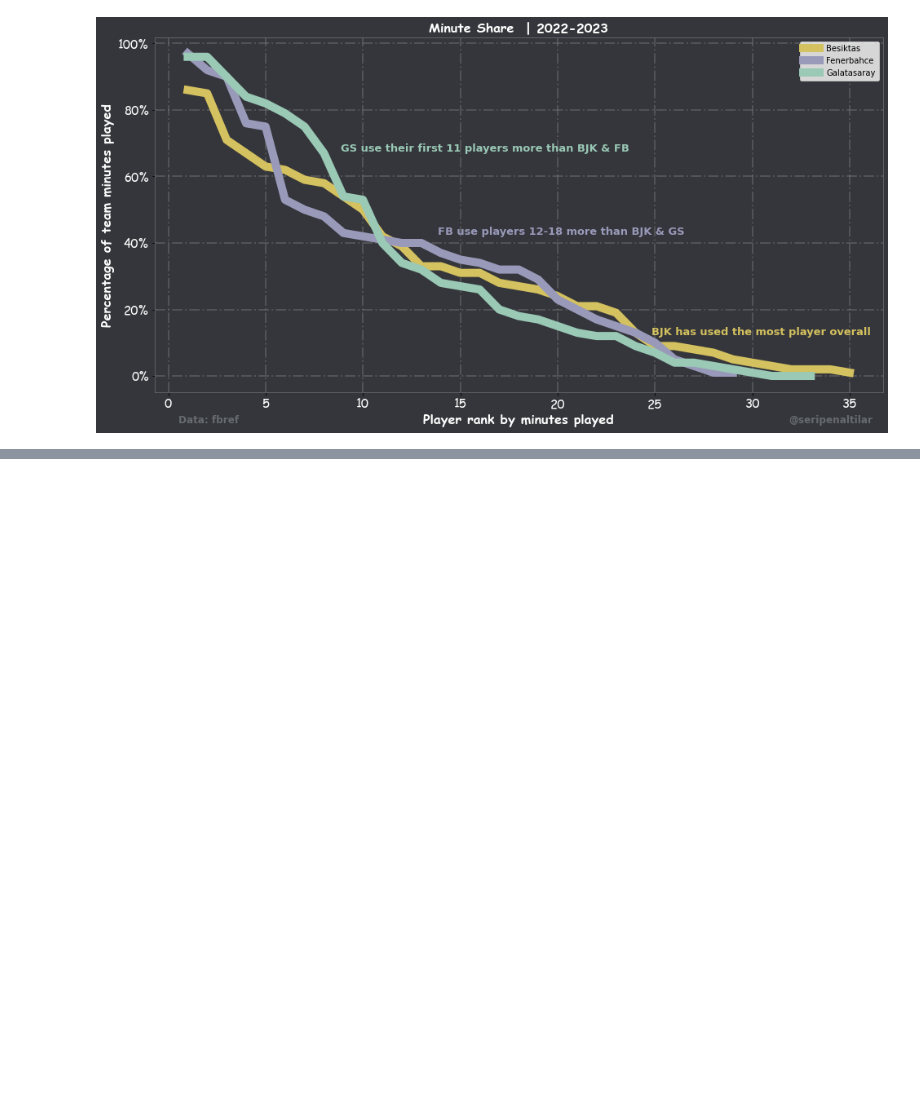
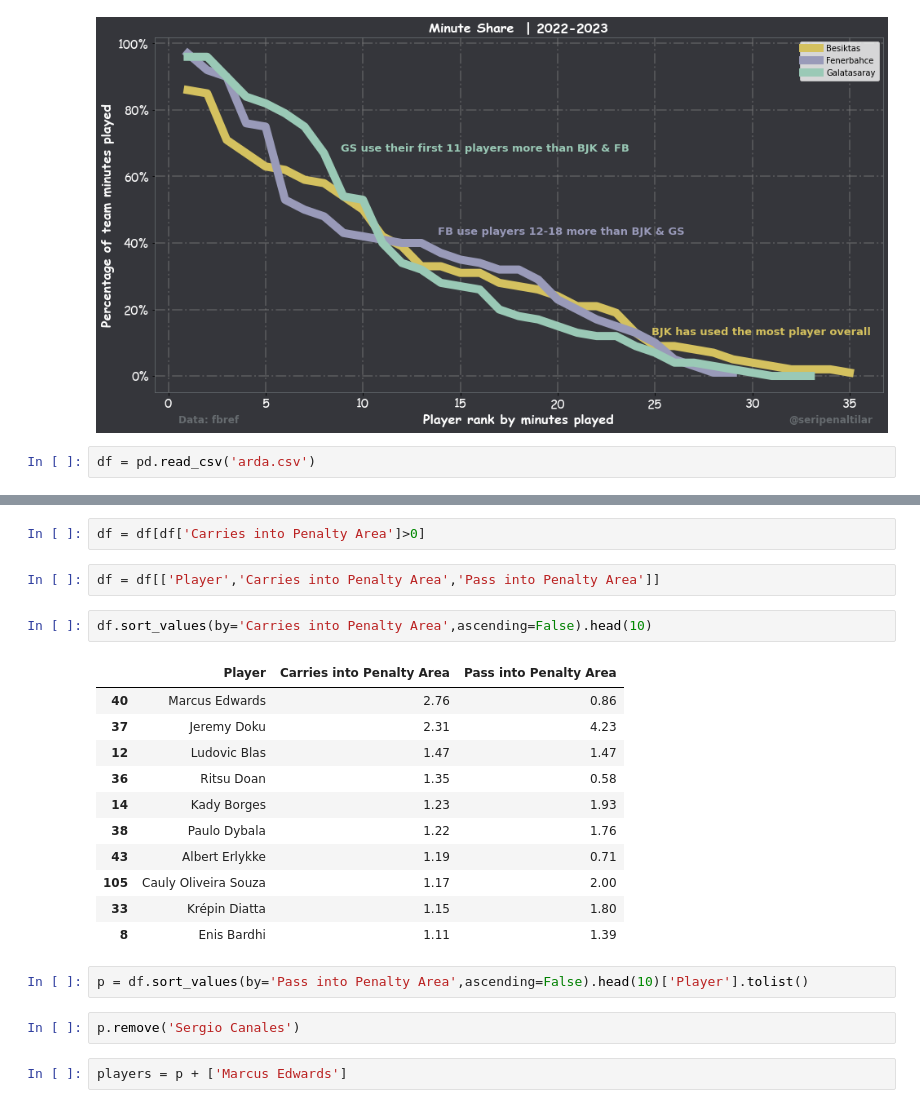
Before and after one commit to cabulut/totalfootball, a Jupyter notebook: Besiktas xG vs Goal flow chart.ipynb, the cells around one changed output, grey strips where cells are left out. Saved outputs shown, nothing was run; the diff lists cells and outputs as text; blank space fills up the shorter version.

```diff
--- a/Besiktas xG vs Goal flow chart.ipynb
+++ b/Besiktas xG vs Goal flow chart.ipynb
@@ -2526,3 +2526,5 @@ plt.legend()
 plt.show()
 # %% [output]
 [figure]
+# %%
+df = pd.read_csv('arda.csv')
@@ -2528,0 +2541,24 @@ plt.show()
+# %%
+df = df[df['Carries into Penalty Area']>0]
+# %%
+df = df[['Player','Carries into Penalty Area','Pass into Penalty Area']]
+# %%
+df.sort_values(by='Carries into Penalty Area',ascending=False).head(10)
+# %% [output]
+|  | Player | Carries into Penalty Area | Pass into Penalty Area |
+| 40 | Marcus Edwards | 2.76 | 0.86 |
+| 37 | Jeremy Doku | 2.31 | 4.23 |
+| 12 | Ludovic Blas | 1.47 | 1.47 |
+| 36 | Ritsu Doan | 1.35 | 0.58 |
+| 14 | Kady Borges | 1.23 | 1.93 |
+| 38 | Paulo Dybala | 1.22 | 1.76 |
+| 43 | Albert Erlykke | 1.19 | 0.71 |
+| 105 | Cauly Oliveira Souza | 1.17 | 2.00 |
+| 33 | Krépin Diatta | 1.15 | 1.80 |
+| 8 | Enis Bardhi | 1.11 | 1.39 |
+# %%
+p = df.sort_values(by='Pass into Penalty Area',ascending=False).head(10)['Player'].tolist()
+# %%
+p.remove('Sergio Canales')
+# %%
+players = p + ['Marcus Edwards']
```
Also changed, not shown: parts of 3 cells of this notebook.
